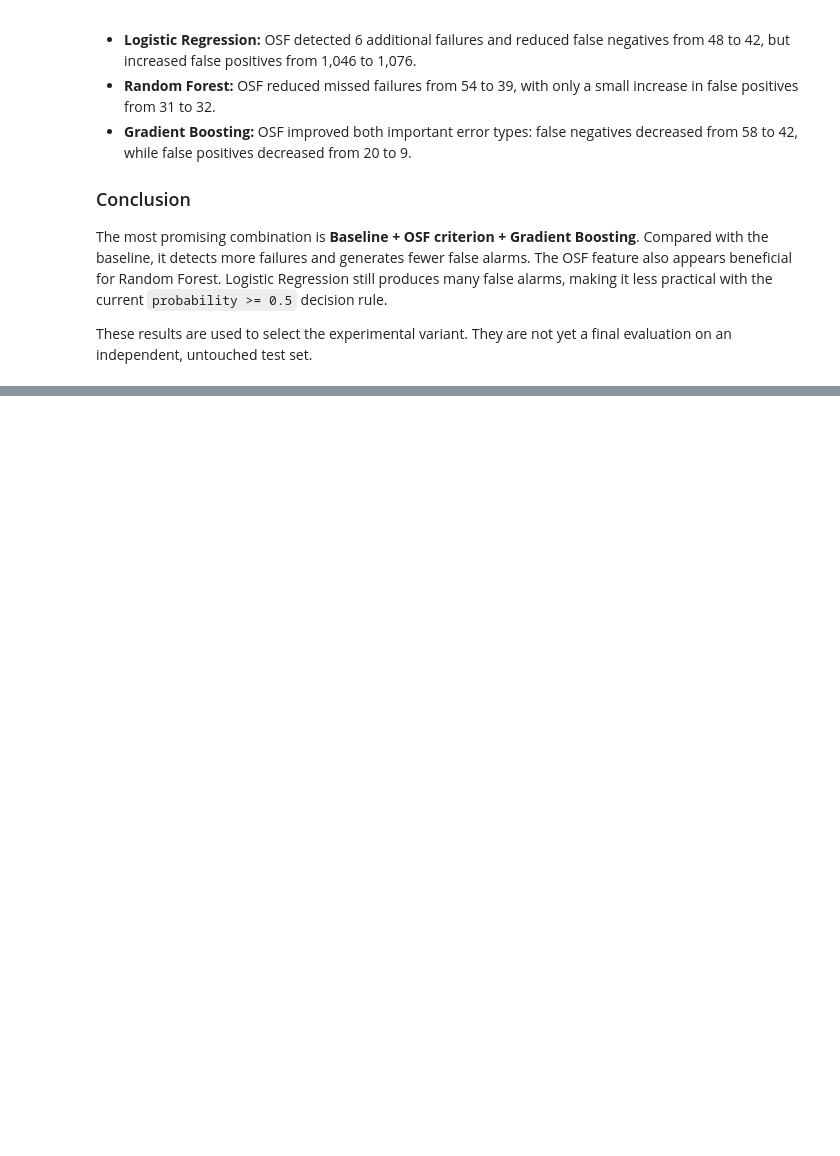
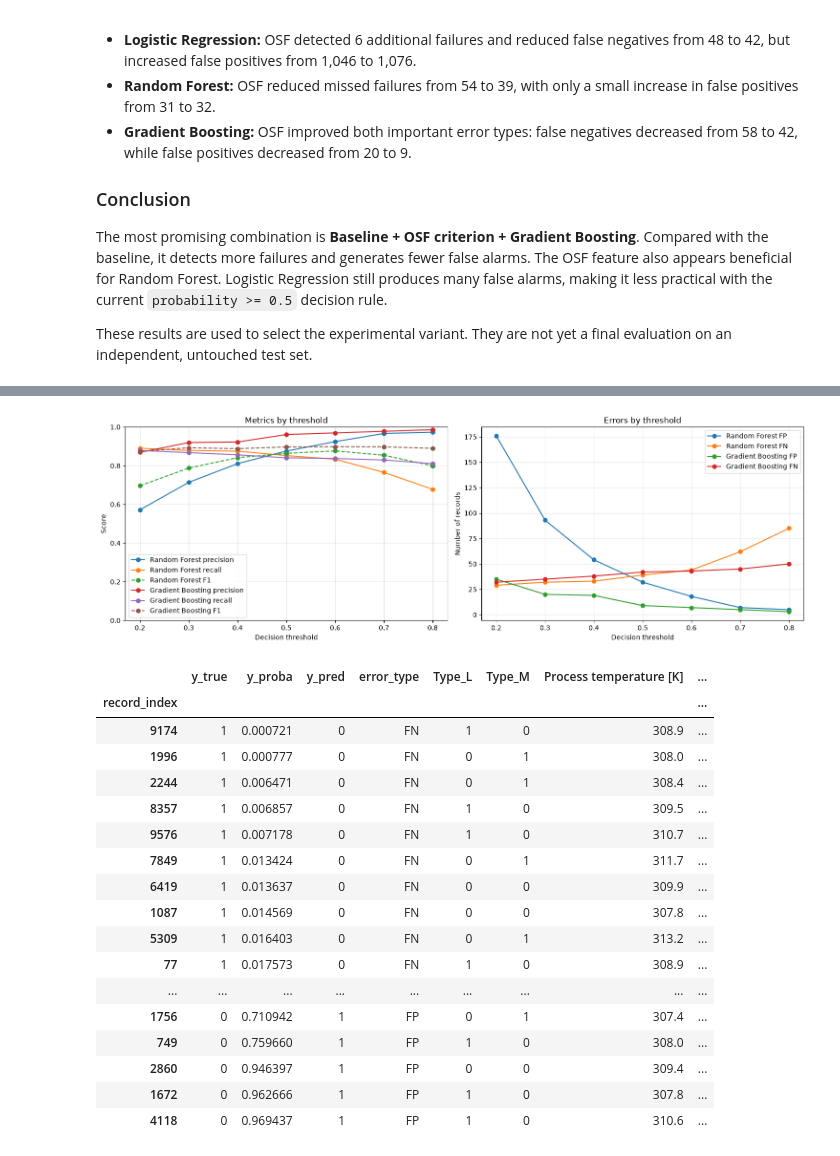
Before and after one commit to KacperKnapek/Machine-failure-prediction, a Jupyter notebook: notebooks/05_feature_experiment.ipynb, the cells around one changed output, grey strips where cells are left out. Saved outputs shown, nothing was run; the diff lists cells and outputs as text; code cells hidden in the pictures; blank space fills up the shorter version.

```diff
--- a/notebooks/05_feature_experiment.ipynb
+++ b/notebooks/05_feature_experiment.ipynb
@@ -332,0 +407,62 @@ These results are used to select the experimental variant. They are not yet a fi
+# %%
+import matplotlib.pyplot as plt
+
+best_variant = "Baseline + OSF criterion"
+models_to_plot = ["Random Forest", "Gradient Boosting"]
+
+fig, axes = plt.subplots(1, 2, figsize=(15, 5))
+for model_name in models_to_plot:
+    selection = (
+        (threshold_results["feature_variant"] == best_variant)
+        & (threshold_results["model"] == model_name)
+    )
+    model_thresholds = threshold_results[selection]
+    axes[0].plot(model_thresholds["threshold"], model_thresholds["precision"], marker="o", label=f"{model_name} precision")
+    axes[0].plot(model_thresholds["threshold"], model_thresholds["recall"], marker="o", label=f"{model_name} recall")
+    axes[0].plot(model_thresholds["threshold"], model_thresholds["f1"], marker="o", linestyle="--", label=f"{model_name} F1")
+    axes[1].plot(model_thresholds["threshold"], model_thresholds["false_positives"], marker="o", label=f"{model_name} FP")
+    axes[1].plot(model_thresholds["threshold"], model_thresholds["false_negatives"], marker="o", label=f"{model_name} FN")
+
+axes[0].set(title="Metrics by threshold", xlabel="Decision threshold", ylabel="Score", ylim=(0, 1))
+axes[1].set(title="Errors by threshold", xlabel="Decision threshold", ylabel="Number of records")
+for ax in axes:
+    ax.grid(alpha=0.3)
+    ax.legend()
+plt.tight_layout()
+plt.show()
+
+def get_error_records(feature_variant, model_name, threshold=0.5):
+    y_proba = oof_probabilities[(feature_variant, model_name)]
+    error_table = pd.DataFrame({
+        "y_true": y_train,
+        "y_proba": y_proba,
+    })
+    error_table["y_pred"] = (error_table["y_proba"] >= threshold).astype(int)
+    error_table["error_type"] = "correct"
+    error_table.loc[(error_table.y_true == 0) & (error_table.y_pred == 1), "error_type"] = "FP"
+    error_table.loc[(error_table.y_true == 1) & (error_table.y_pred == 0), "error_type"] = "FN"
+    errors = error_table[error_table["error_type"].isin(["FP", "FN"])].copy()
+    return errors.join(X_train_raw, how="left", rsuffix="_raw")
+
+selected_errors = get_error_records(best_variant, "Gradient Boosting", threshold=0.5)
+display(selected_errors.sort_values(["error_type", "y_proba"]))
+# %% [output]
+[figure, added]
+|  | y_true | y_proba | y_pred | error_type | Type_L | Type_M | Process temperature [K] | ... |
+| record_index |  |  |  |  |  |  |  | ... |
+| 9174 | 1 | 0.000721 | 0 | FN | 1 | 0 | 308.9 | ... |
+| 1996 | 1 | 0.000777 | 0 | FN | 0 | 1 | 308.0 | ... |
+| 2244 | 1 | 0.006471 | 0 | FN | 0 | 1 | 308.4 | ... |
+| 8357 | 1 | 0.006857 | 0 | FN | 1 | 0 | 309.5 | ... |
+| 9576 | 1 | 0.007178 | 0 | FN | 1 | 0 | 310.7 | ... |
+| 7849 | 1 | 0.013424 | 0 | FN | 0 | 1 | 311.7 | ... |
+| 6419 | 1 | 0.013637 | 0 | FN | 0 | 0 | 309.9 | ... |
+| 1087 | 1 | 0.014569 | 0 | FN | 0 | 0 | 307.8 | ... |
+| 5309 | 1 | 0.016403 | 0 | FN | 0 | 1 | 313.2 | ... |
+| 77 | 1 | 0.017573 | 0 | FN | 1 | 0 | 308.9 | ... |
+| ... | ... | ... | ... | ... | ... | ... | ... | ... |
+| 1756 | 0 | 0.710942 | 1 | FP | 0 | 1 | 307.4 | ... |
+| 749 | 0 | 0.759660 | 1 | FP | 1 | 0 | 308.0 | ... |
+| 2860 | 0 | 0.946397 | 1 | FP | 0 | 0 | 309.4 | ... |
+| 1672 | 0 | 0.962666 | 1 | FP | 1 | 0 | 307.8 | ... |
+| 4118 | 0 | 0.969437 | 1 | FP | 1 | 0 | 310.6 | ... |
```
Also changed, not shown: parts of 13 cells of this notebook.
